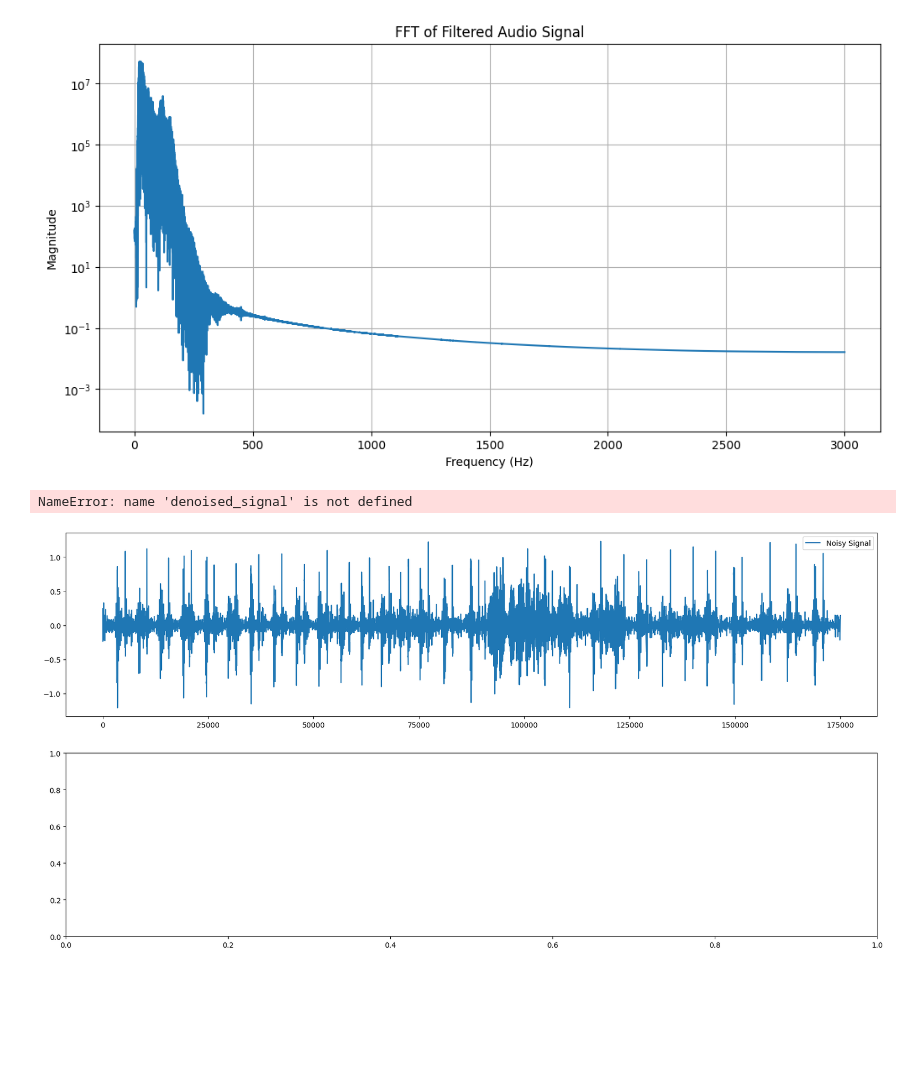
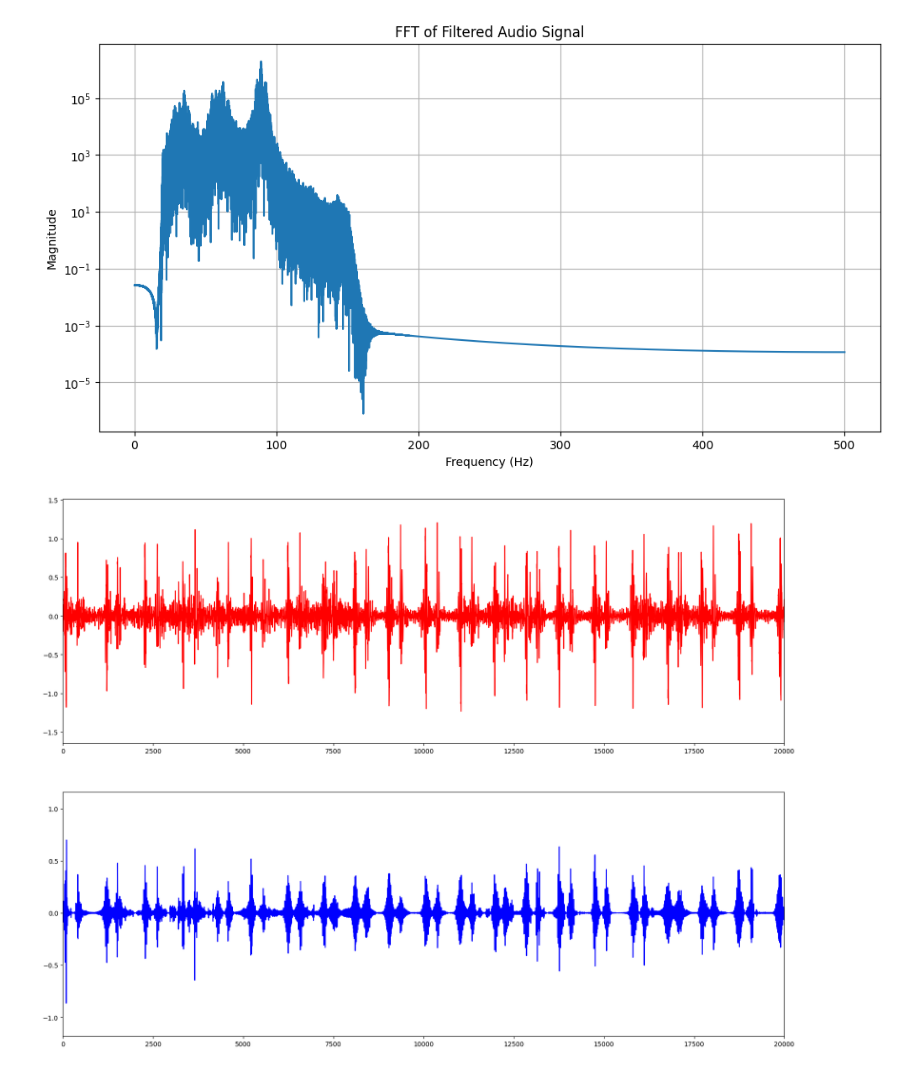
Before and after one commit to djorgeext/pcg-ecg-analysis, a Jupyter notebook: procesamiento_audio_crudo.ipynb, the cells around one changed output. Drawn from its saved outputs; the diff is of its cells as text; code cells hidden in the pictures; blank space fills up the shorter version.

```diff
--- a/procesamiento_audio_crudo.ipynb
+++ b/procesamiento_audio_crudo.ipynb
@@ -10,11 +202,7 @@ from numba import njit
 # %%
-path = 'mediciones_simultaneas/tase-david291225-20051201003131/david291225.wav'
+path = 'mediciones_simultaneas/DAVID171225_3.wav'
 fs, audio_1 = wavread(path)
 audio_1 = audio_1[:,0].astype(np.float32)
-# cut from 10 minutes to 6 minutes
-# audio_1 = audio_1[fs*60*14:fs*60*16]
-mean = np.mean(audio_1)
-std = np.std(audio_1)
 
 # comb filter at w0=50 Hz to remove powerline noise
 w0 = 50.0  # Frequency to be removed from signal (Hz)
@@ -24,14 +212,26 @@ b_notch, a_notch = iircomb(w0, quality_factor, ftype='notch', fs=fs)
 # band-pass filter design cheby1 at 1000 Hz order 3
 lowcut = 20.0
 highcut = 150.0
-b, a = cheby1(3, 0.5, [lowcut, highcut], btype='band', fs=fs)
+b, a = cheby1(3, 0.5, [lowcut, highcut], btype='bandpass', fs=fs)
 
 filtered_signal = filtfilt(b_notch, a_notch, audio_1)
 filtered_signal = filtfilt(b, a, filtered_signal)
-filtered_signal = decimate(filtered_signal, 8)
-fs = fs // 8
+filtered_signal = decimate(filtered_signal, 48, zero_phase=True)
+fs = fs // 48
+
+# Kalman filter design
+pcg_kalman = pcg_kalman_denoising_optimized(filtered_signal, fs)
+pcg_kalman = np.flip(pcg_kalman)
+pcg_kalman = pcg_kalman_denoising_optimized(pcg_kalman, fs)
+pcg_kalman = np.flip(pcg_kalman)
+
+b1, a1 = cheby1(8, 0.5, [lowcut, highcut], btype='bandpass', fs=fs)
+filtered_signal_kalman = filtfilt(b1, a1, pcg_kalman)
+
+# save wav file
+wavwrite('mediciones_simultaneas/DAVID171225_3-JORGE-20051201023210/david171225_filtered_kalman_3.wav', fs, filtered_signal_kalman.astype(np.float32))
 # %%
-filtered_signal_fft = np.fft.fft(filtered_signal)
+filtered_signal_fft = np.fft.fft(filtered_signal_kalman)
 freqs = np.linspace(0, fs/2, len(filtered_signal_fft)//2 + 1)
 
 plt.figure(figsize=(12, 6))
@@ -43,4 +243,4 @@ plt.grid()
 #plt.xlim(0, 500)
 plt.show()
 # %% [output]
-[figure, old version]
+[figure, new version]
@@ -434,12 +247,13 @@ denoised_signal = pcg_kalman_denoising_optimized(filtered_signal, fs)
 # %%
-plt.figure(figsize=(20, 10))
-plt.subplot(2,1,1)
-plt.plot(filtered_signal[:175000], label='Noisy Signal')
-plt.legend()
-plt.subplot(2,1,2)
-plt.plot(denoised_signal[:175000], label='Denoised Signal (Kalman)')
-plt.legend()
+n0 = 0
+n1 = 20000
+plt.figure(figsize=(20, 15))
+plt.subplot(2, 1, 1)
+plt.plot(filtered_signal, color='red', label='Filtered Signal')
+plt.xlim(n0, n1)
+plt.subplot(2, 1, 2)
+plt.plot(filtered_signal_kalman, color='blue', label='Kalman Denoised Signal')
+plt.xlim(n0, n1)
 plt.show()
 # %% [output]
-NameError: name 'denoised_signal' is not defined
-[figure, old version]
+[figure, new version]
```
Also changed, not shown: parts of 13 cells of this notebook, 1 other file.
